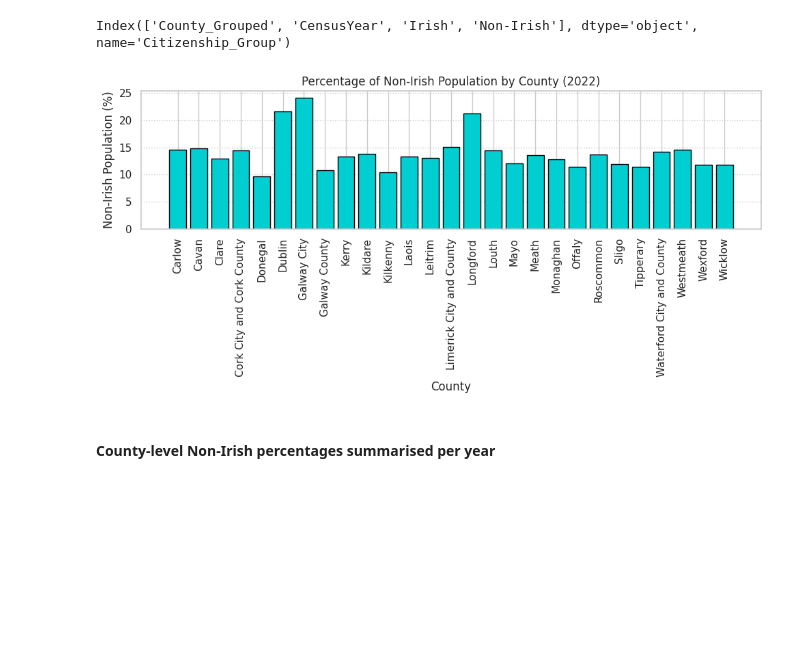
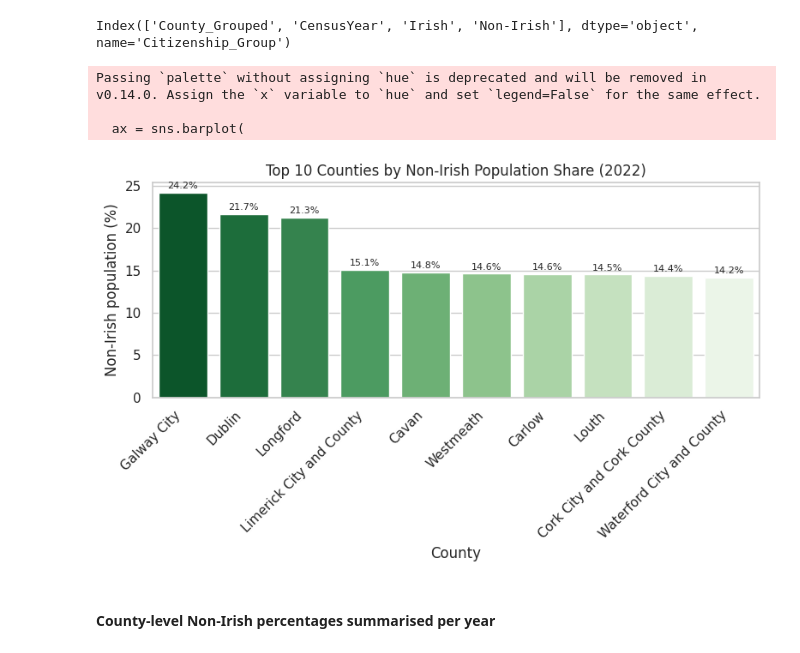
Before and after one commit to elainecazetta/programming-for-data-analytics, a Jupyter notebook: project/census_analysis.ipynb, the cells around one changed output. Drawn from its saved outputs; the diff is of its cells as text; code cells hidden in the pictures; blank space fills up the shorter version.

Commit message:
improve plot topic 6

```diff
--- a/project/census_analysis.ipynb
+++ b/project/census_analysis.ipynb
@@ -729,39 +729,42 @@ imm_wide = imm_grouped.pivot_table(
 print(imm_wide.columns)
 # %% [output]
 Index(['County_Grouped', 'CensusYear', 'Irish', 'Non-Irish'], dtype='object', name='Citizenship_Group')
-# %%
-# plot percentage of Non-Irish population by county for 2022
-imm_wide = imm_grouped.pivot_table(
-    index=["County_Grouped", "CensusYear"],
-    columns="Citizenship_Group",
-    values="Population",
-    aggfunc="sum"
-).reset_index()
-
-# Ensure both columns exist
-imm_wide["Irish"] = imm_wide.get("Irish", 0)
-imm_wide["Non-Irish"] = imm_wide.get("Non-Irish", 0)
-
-# Calculate total and percentage
-imm_wide["Total"] = imm_wide["Irish"] + imm_wide["Non-Irish"]
-imm_wide["Non_Irish_%"] = (imm_wide["Non-Irish"] / imm_wide["Total"]) * 100
-
-# Filter to 2022
-imm_2022 = imm_wide[imm_wide["CensusYear"] == 2022].copy()
-
-import matplotlib.pyplot as plt
-
-plt.figure(figsize=(10, 5))
-plt.bar(imm_2022["County_Grouped"], imm_2022["Non_Irish_%"], color='darkturquoise', edgecolor='black')
-plt.xticks(rotation=90)
-plt.title("Percentage of Non-Irish Population by County (2022)")
-plt.xlabel("County")
-plt.ylabel("Non-Irish Population (%)")
-plt.grid(axis='y', linestyle=':')
-plt.tight_layout()
-plt.show()
-# %% [output]
-[figure, removed]
+# %%
+# Ensure both columns exist
+imm_wide["Irish"] = imm_wide.get("Irish", 0)
+imm_wide["Non-Irish"] = imm_wide.get("Non-Irish", 0)
+
+# Calculate total and percentage
+imm_wide["Total"] = imm_wide["Irish"] + imm_wide["Non-Irish"]
+imm_wide["Non_Irish_%"] = (imm_wide["Non-Irish"] / imm_wide["Total"]) * 100
+
+# Filter to 2022 and select top 10 counties
+imm_2022 = imm_wide[imm_wide["CensusYear"] == 2022].copy()
+top10 = imm_2022.sort_values("Non_Irish_%", ascending=False).head(10)
+
+plt.figure(figsize=(8, 5))
+ax = sns.barplot(
+    data=top10,
+    x="County_Grouped",
+    y="Non_Irish_%",
+    palette="Greens_r"
+)
+
+# Add percentage labels
+for container in ax.containers:
+    ax.bar_label(container, fmt="%.1f%%", padding=2, fontsize=8)
+
+plt.title("Top 10 Counties by Non-Irish Population Share (2022)")
+plt.xlabel("County")
+plt.ylabel("Non-Irish population (%)")
+plt.xticks(rotation=45, ha="right")
+plt.tight_layout()
+plt.show()
+# %% [output]
+Passing `palette` without assigning `hue` is deprecated and will be removed in v0.14.0. Assign the `x` variable to `hue` and set `legend=False` for the same effect.
+
+  ax = sns.barplot(
+[figure, added]
 # %% [markdown]
 #### County-level Non-Irish percentages summarised per year
 # %%
```
